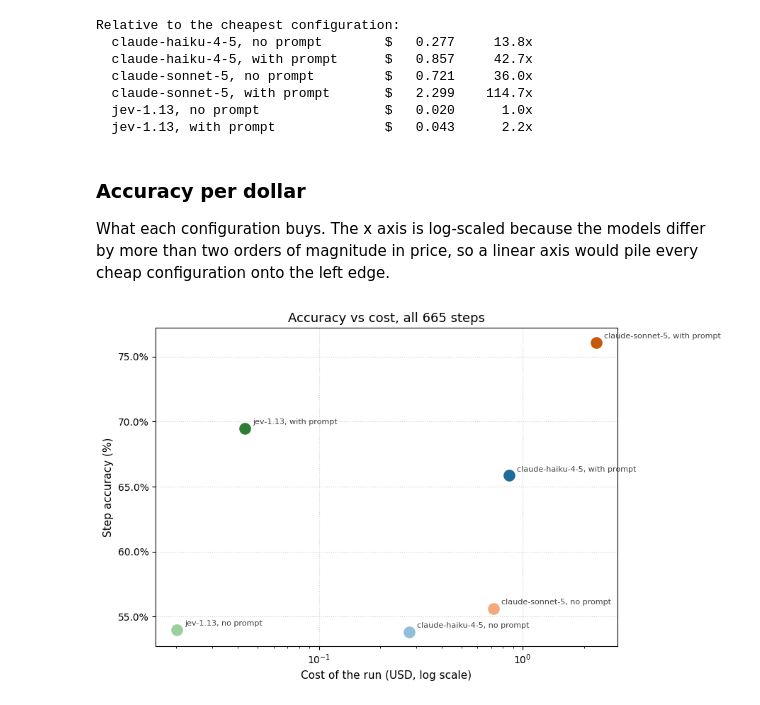
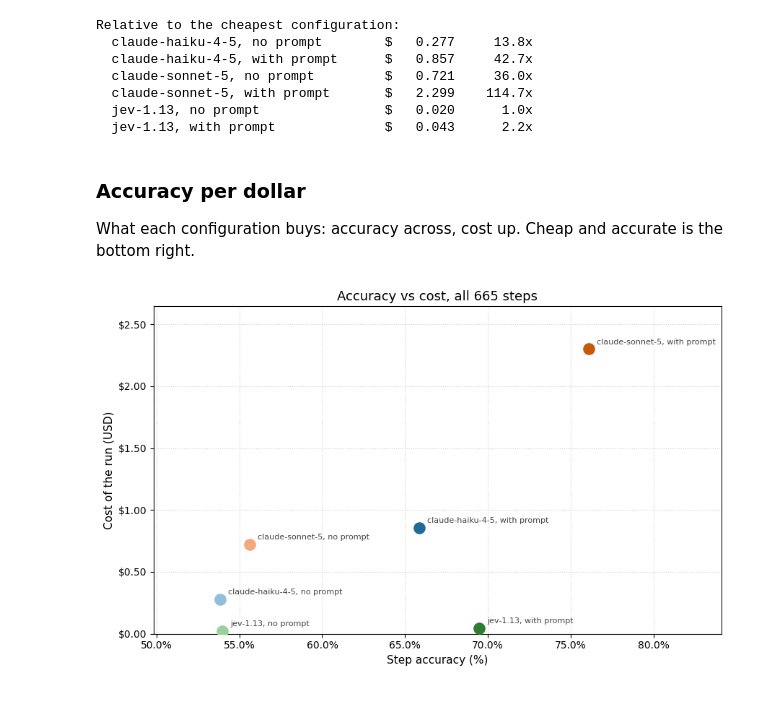
Before and after one commit to d3sprog/cyoa-experiments, a Jupyter notebook: results.ipynb, the cells around one changed output. Drawn from its saved outputs; the diff is of its cells as text; code cells hidden in the pictures.

```diff
--- a/results.ipynb
+++ b/results.ipynb
@@ -120,9 +120,9 @@ Grouped bar chart showing the fraction of steps the LLM picks correctly, broken
 provider_order = sorted(p for p in data['provider'].unique() if p not in EXCLUDE) + ['overall']
 n_providers = len(provider_order)
 n_configs   = len(configs)
-group_w     = 0.78                      # share of each slot used by bars
+group_w     = 0.95                      # share of each slot used by bars
 bar_w       = group_w / n_configs       # so groups never collide
-x           = np.arange(n_providers) * 1.25
+x           = np.arange(n_providers) * 1.1
 
 fig, ax = plt.subplots(figsize=(12, 5))
 for i, (model, prompt, label, color) in enumerate(configs):
@@ -133,7 +133,7 @@ for i, (model, prompt, label, color) in enumerate(configs):
         acc.append(row['accuracy'].iloc[0] * 100 if len(row) else 0.0)
         err.append(row['std'].iloc[0]    * 100 if len(row) else 0.0)
     offset = (i - (n_configs - 1) / 2) * bar_w
-    ax.bar(x + offset, acc, bar_w * 0.85, label=label, color=color, zorder=3)
+    ax.bar(x + offset, acc, bar_w * 0.9, label=label, color=color, zorder=3)
     ax.errorbar(x + offset, acc, yerr=err, fmt='none', ecolor='#333',
                 elinewidth=1.2, capsize=3, zorder=4)
 
@@ -425,36 +425,40 @@ Relative to the cheapest configuration:
 # %% [markdown]
 ### Accuracy per dollar
 
-What each configuration buys. The x axis is log-scaled because the models differ by
-more than two orders of magnitude in price, so a linear axis would pile every cheap
-configuration onto the left edge.
+What each configuration buys: accuracy across, cost up. Cheap and accurate is the
+bottom right.
 # %%
 plot_df = cost[(cost['usd'] > 0) & cost['usd'].notna()]
 
 if plot_df.empty:
     print('No priced runs with token data yet.')
 else:
     label_of = {(m, p): lbl for m, p, lbl, _ in ALL_CONFIGS}
     color_of = {(m, p): c for m, p, _, c in ALL_CONFIGS}
 
     fig, ax = plt.subplots(figsize=(9, 5.5))
     for _, r in plot_df.iterrows():
         key = (r['model'], r['prompt'])
-        ax.scatter(r['usd'], r['accuracy'] * 100, s=120, zorder=3,
+        acc = r['accuracy'] * 100
+        ax.scatter(acc, r['usd'], s=120, zorder=3,
                    color=color_of.get(key, '#999'),
                    label=label_of.get(key, f"{r['model']}, {r['prompt']}"))
-        ax.annotate(label_of.get(key, r['model']), (r['usd'], r['accuracy'] * 100),
-                    textcoords='offset points', xytext=(8, 4), fontsize=8, color='#444')
+        ax.annotate(label_of.get(key, r['model']), (acc, r['usd']),
+                    textcoords='offset points', xytext=(8, 5), fontsize=8, color='#444')
 
-    ax.set_xscale('log')
-    ax.yaxis.set_major_formatter(mtick.PercentFormatter())
-    ax.set_xlabel('Cost of the run (USD, log scale)', fontsize=11)
-    ax.set_ylabel('Step accuracy (%)', fontsize=11)
+    ax.xaxis.set_major_formatter(mtick.PercentFormatter())
+    ax.yaxis.set_major_formatter(mtick.StrMethodFormatter('${x:,.2f}'))
+    ax.set_xlabel('Step accuracy (%)', fontsize=11)
+    ax.set_ylabel('Cost of the run (USD)', fontsize=11)
     ax.set_title('Accuracy vs cost, all 665 steps', fontsize=13)
+    # Headroom so the annotations do not run off the right edge or the top.
+    ax.set_xlim(left=plot_df['accuracy'].min() * 100 - 4,
+                right=plot_df['accuracy'].max() * 100 + 8)
+    ax.set_ylim(bottom=0, top=plot_df['usd'].max() * 1.15)
     ax.grid(linestyle=':', alpha=0.6, zorder=0)
     ax.set_axisbelow(True)
     plt.tight_layout()
     plt.savefig('results/cost_vs_accuracy.png', dpi=150)
     plt.show()
 # %% [output]
-[figure, old version]
+[figure, new version]
```
Also changed, not shown: parts of 1 cell of this notebook, 3 other files.
